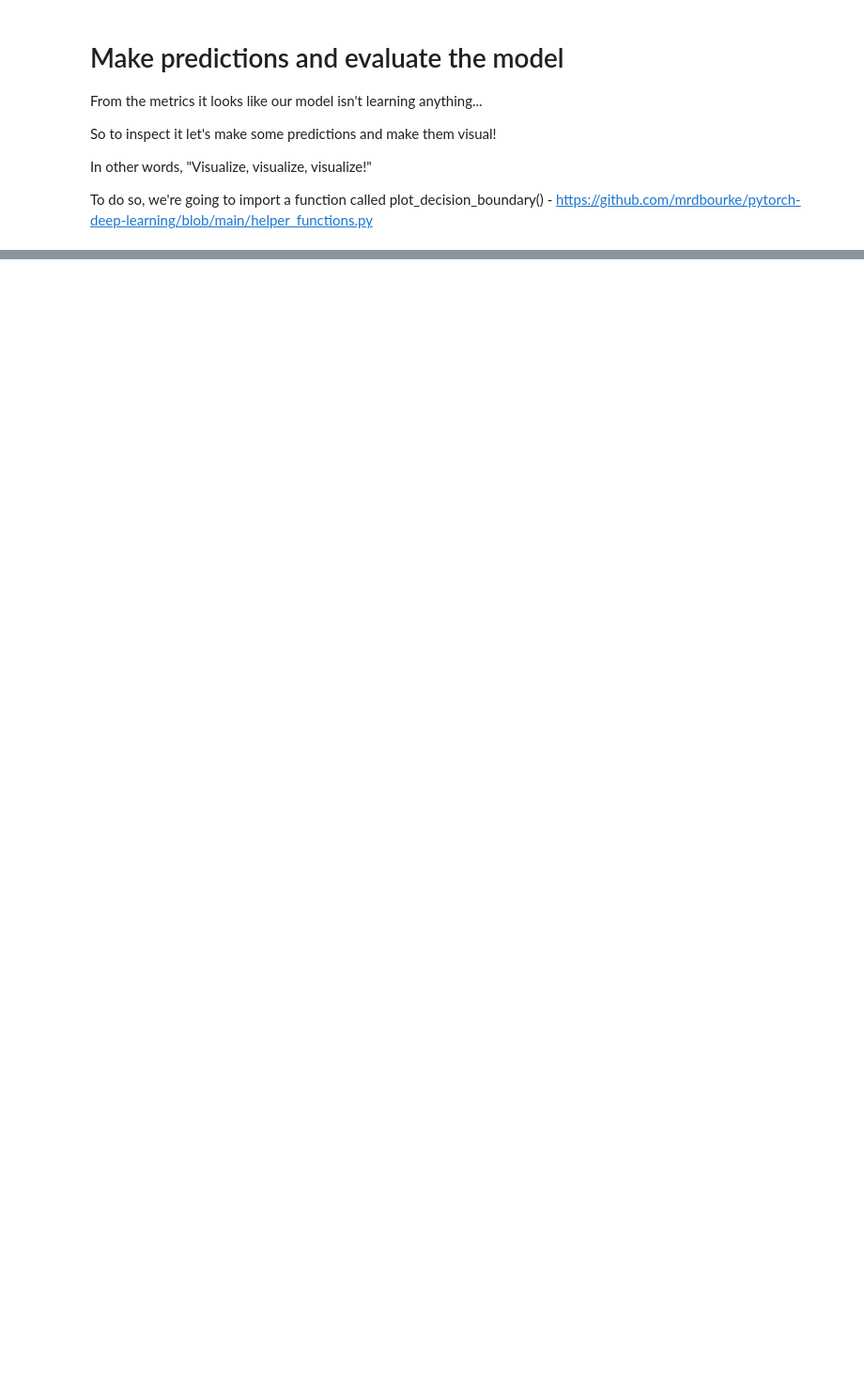
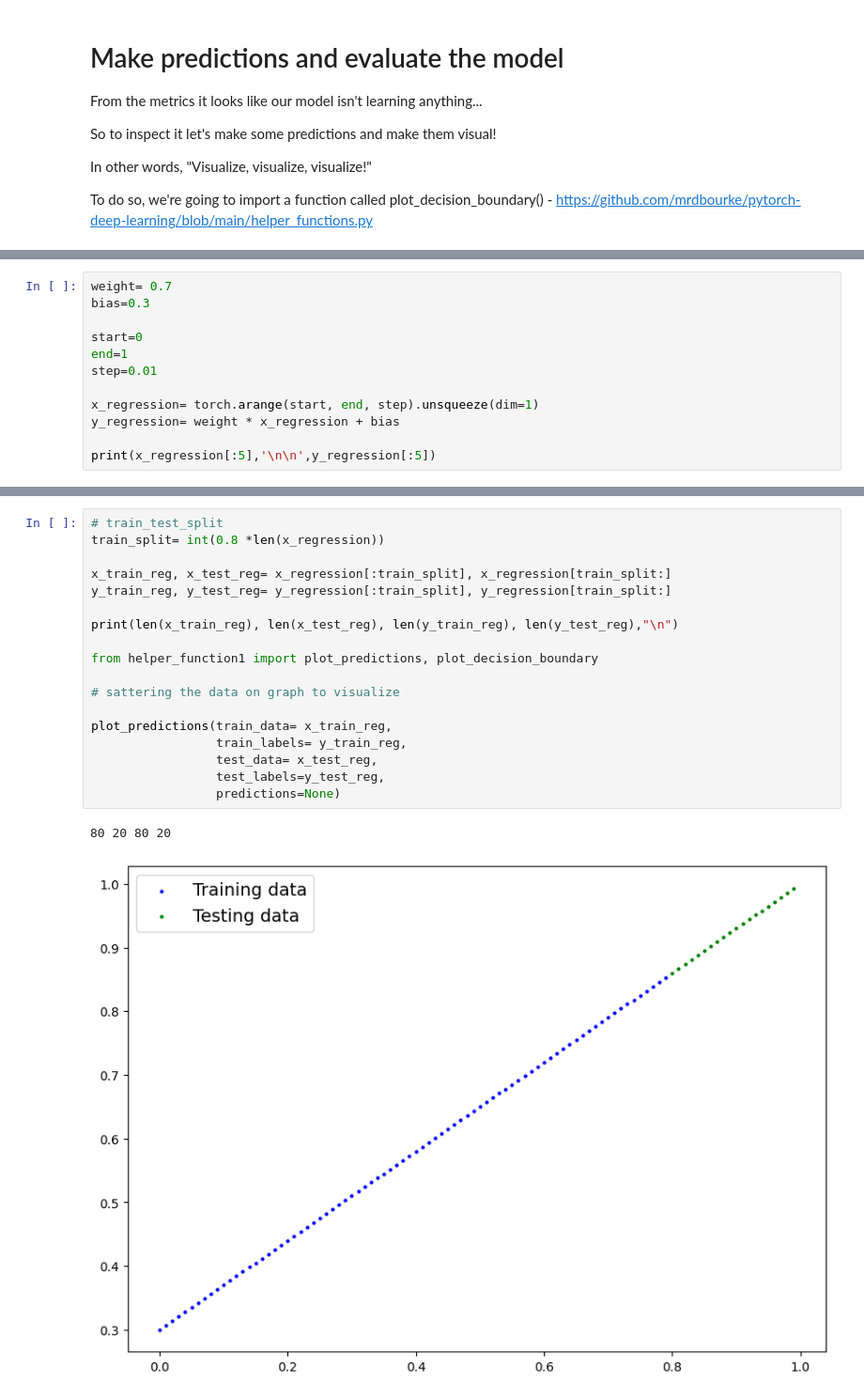
Before and after one commit to Nouman-wisal/pytorch, a Jupyter notebook: 02_pytorch_Neural_Network_classification_model.ipynb, the cells around one changed output, grey strips where cells are left out. Shown at 94% size. Saved outputs shown, nothing was run; the diff lists cells and outputs as text; blank space fills up the shorter version.

```diff
--- a/02_pytorch_Neural_Network_classification_model.ipynb
+++ b/02_pytorch_Neural_Network_classification_model.ipynb
@@ -318,0 +472,12 @@ plot_decision_boundary(model_0, x_test, y_test)
+# %%
+weight= 0.7
+bias=0.3
+
+start=0
+end=1
+step=0.01
+
+x_regression= torch.arange(start, end, step).unsqueeze(dim=1)
+y_regression= weight * x_regression + bias
+
+print(x_regression[:5],'\n\n',y_regression[:5])
@@ -318,0 +496,21 @@ plot_decision_boundary(model_0, x_test, y_test)
+# %%
+# train_test_split
+train_split= int(0.8 *len(x_regression))
+
+x_train_reg, x_test_reg= x_regression[:train_split], x_regression[train_split:]
+y_train_reg, y_test_reg= y_regression[:train_split], y_regression[train_split:]
+
+print(len(x_train_reg), len(x_test_reg), len(y_train_reg), len(y_test_reg),"\n")
+
+from helper_function1 import plot_predictions, plot_decision_boundary
+
+# sattering the data on graph to visualize
+
+plot_predictions(train_data= x_train_reg,
+                 train_labels= y_train_reg,
+                 test_data= x_test_reg,
+                 test_labels=y_test_reg,
+                 predictions=None)
+# %% [output]
+80 20 80 20
+[figure, added]
```
Also changed, not shown: parts of 40 cells of this notebook.
